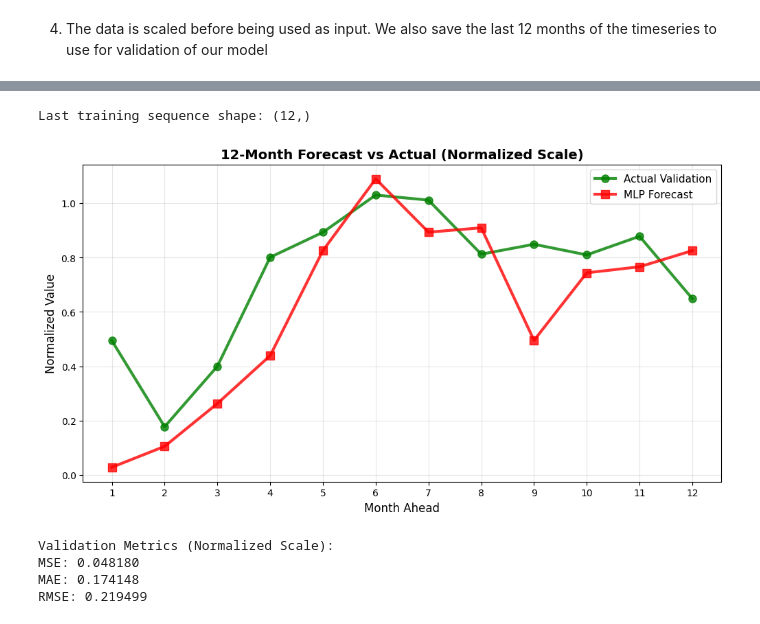
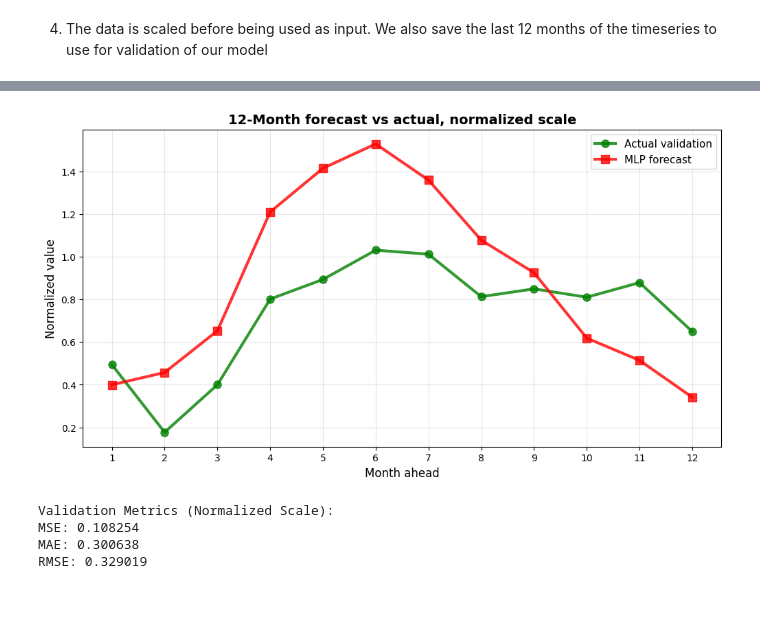
Before and after one commit to thomasvedaa/neuralnetworks, a Jupyter notebook: processing.ipynb, the cells around one changed output, grey strips where cells are left out. Cells and saved outputs as stored; diff of their text form; code cells hidden in the pictures.

Commit message:
Plots different series for visualization

```diff
--- a/processing.ipynb
+++ b/processing.ipynb
@@ -218,7 +240,7 @@ class MLP:
 
                 # Stop if patience exceeded
                 if patience_counter >= patience:
-                    tqdm.write(f"\n⚠️ Early stopping at epoch {epoch+1}")
+                    tqdm.write(f"\n Early stopping at epoch {epoch+1}")
                     tqdm.write(f"Best loss: {best_loss:.6f}")
                     # Restore best weights
                     if best_weights:
@@ -243,6 +267,6 @@ class MLP:
 # %%
-model = MLP(input_size=12, hidden_size=80, output_size=1, learning_rate=0.01)
-model.train(X_train, y_train, epochs=300000, patience=100000, min_delta=1e-7)
+model = MLP(input_size=4, hidden_size=5, output_size=1, learning_rate=5e-4)
+model.train(X_train, y_train, epochs=500000, patience=100000, min_delta=1e-6)
 def forecast_multiple_steps_tf(model, last_sequence, n_steps=12):
 
     predictions = []
@@ -305,59 +309,54 @@ Loss Reduction: 99.999999991519%
 # %%
-# Make forecasts where each prediction feeds into the next prediction.
-def forecast_multiple_steps(model, last_sequence, n_steps=12):
+def forecast_multiple_steps(model, data_history, n_steps=12, lags=[1, 2, 3, 6, 12]):
+    predictions = []
 
-    predictions = []
-    current_sequence = last_sequence.copy()
+    history_buffer = list(data_history[-max(lags):])
 
     for _ in range(n_steps):
+        # Extract features at specific lag positions from the end of buffer
+        current_features = [history_buffer[-lag] for lag in lags]
+
         # Predict next value
-        next_value = model.predict(current_sequence.reshape(1, -1))[0]
+        next_value = model.predict(np.array(current_features).reshape(1, -1))[0]
         predictions.append(next_value)
 
-        # Removes oldest component and appends the predicted value
-        current_sequence = np.roll(current_sequence, -1)
-        current_sequence[-1] = next_value
+        # Append prediction to history buffer
+        history_buffer.append(next_value)
 
     return np.array(predictions)
 
-# Get last 12 values from training data to start forecasting
-last_sequence = training_data[-12:]
-print(f"Last training sequence shape: {last_sequence.shape}")
 
-# Forecast next 12 months
-validation_predictions_scaled = forecast_multiple_steps(model, last_sequence, n_steps=12)
+validation_predictions_scaled = forecast_multiple_steps(model, training_data, n_steps=12, lags=[1, 3, 6, 12])
-# %% [output]
-Last training sequence shape: (12,)
 # %%
 # Plot 3: Validation Predictions vs Actual (Processed Scale)
 plt.figure(figsize=(12, 6))
 months = np.arange(1, 13)
-plt.plot(months, validation_data, 'o-', label='Actual Validation',
+plt.plot(months, validation_data, 'o-', label='Actual validation',
          linewidth=3, markersize=8, color='green', alpha=0.8)
-plt.plot(months, validation_predictions_scaled, 's-', label='MLP Forecast',
+plt.plot(months, validation_predictions_scaled, 's-', label='MLP forecast',
          linewidth=3, markersize=8, color='red', alpha=0.8)
-plt.title('12-Month Forecast vs Actual (Normalized Scale)', fontsize=14, fontweight='bold')
-plt.xlabel('Month Ahead', fontsize=12)
-plt.ylabel('Normalized Value', fontsize=12)
+plt.title('12-Month forecast vs actual, normalized scale', fontsize=14, fontweight='bold')
+plt.xlabel('Month ahead', fontsize=12)
+plt.ylabel('Normalized value', fontsize=12)
 plt.legend(fontsize=11)
 plt.grid(True, alpha=0.3)
 plt.xticks(months)
 plt.show()
 
 # Validation metrics
 val_mse = np.mean((validation_predictions_scaled - validation_data) ** 2)
 val_mae = np.mean(np.abs(validation_predictions_scaled - validation_data))
 val_rmse = np.sqrt(val_mse)
 print(f"\nValidation Metrics (Normalized Scale):")
 print(f"MSE: {val_mse:.6f}")
 print(f"MAE: {val_mae:.6f}")
 print(f"RMSE: {val_rmse:.6f}")
 # %% [output]
-[figure, old version]
+[figure, new version]
 Validation Metrics (Normalized Scale):
-MSE: 0.048180
-MAE: 0.174148
-RMSE: 0.219499
+MSE: 0.108254
+MAE: 0.300638
+RMSE: 0.329019
 # %%
 # Reverse transformations: Convert predictions back to original scale
 print("="*60)
```
Also changed, not shown: parts of 9 cells of this notebook, 1 other file.
